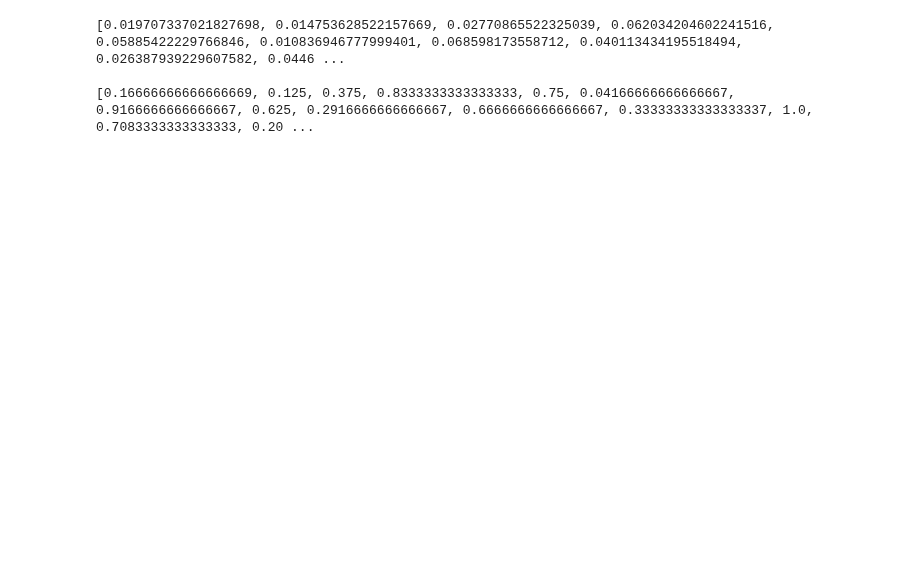
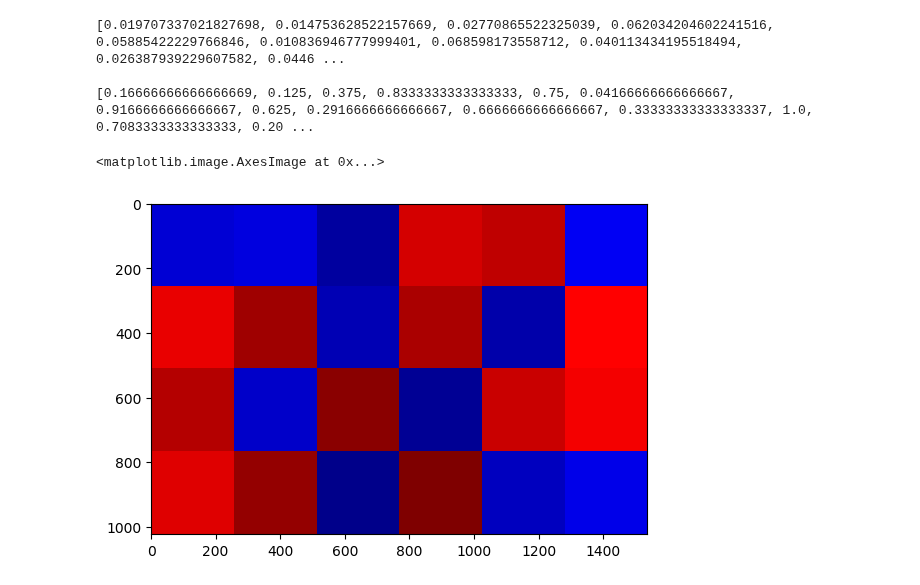
Before and after one commit to AshrithSagar/CLAM-Fungal, a Jupyter notebook: draw_heatmaps_3.ipynb, the cells around one changed output. Drawn from its saved outputs; the diff is of its cells as text; code cells hidden in the pictures; blank space fills up the shorter version.

```diff
--- a/draw_heatmaps_3.ipynb
+++ b/draw_heatmaps_3.ipynb
@@ -76 +79,20 @@ heatmap_mask = cv2.cvtColor(np.array(heatmap_mask), cv2.COLOR_RGB2BGR)
+# %%
+threshold = 0.5
+
+for index, score in enumerate(percentiles):
+    x = 256 * coords_list[0][0][index].item() # Top left corner
+    y = 256 * coords_list[0][1][index].item() # Top left corner
+#     print("Score, x, y:", score, x, y)
+#     print(x, y, x+patch_size[0], y+patch_size[1])
+
+    if (score >= threshold):
+        heatmap_mask[x:x+patch_size[0], y:y+patch_size[1], 0] = score
+    else:
+        heatmap_mask[x:x+patch_size[0], y:y+patch_size[1], 2] = 1-score
+
+# print(heatmap_mask)
+plt.imshow(heatmap_mask)
+# %% [output]
+<matplotlib.image.AxesImage at 0x...>
+[figure, added]
 # %%
```
Also changed, not shown: parts of 5 cells of this notebook.
